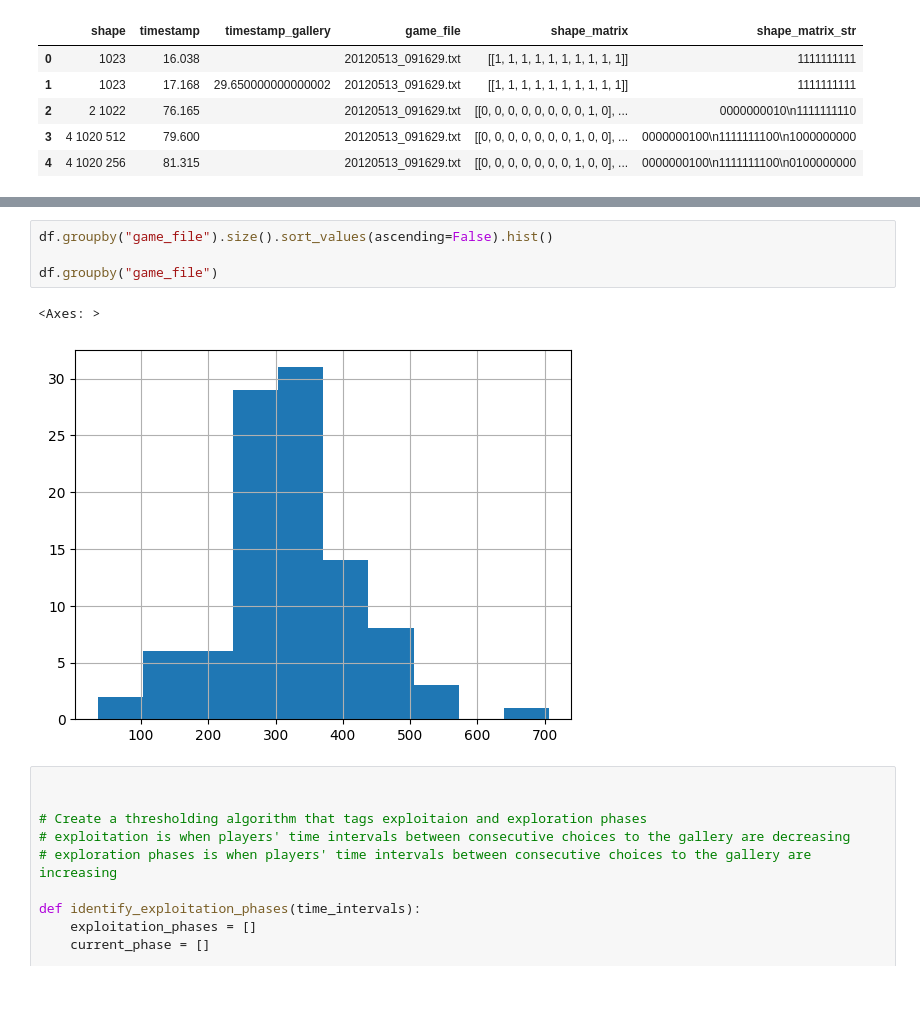
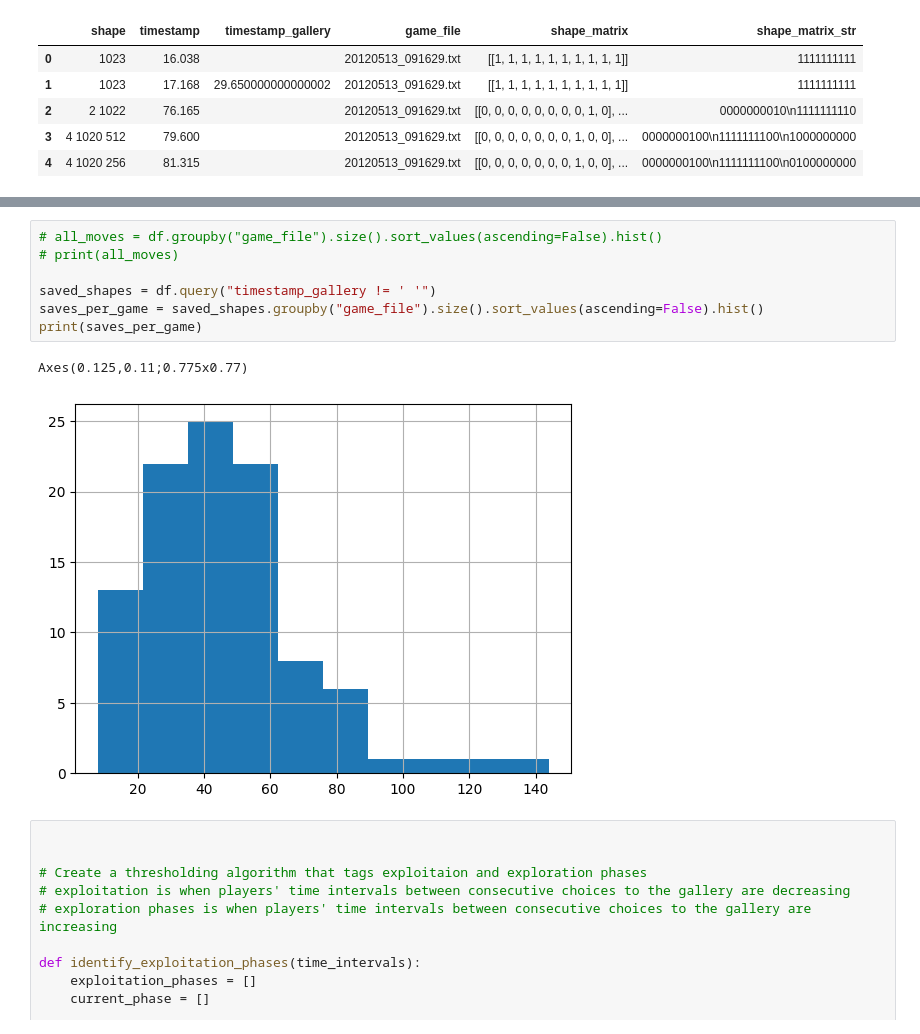
Before and after one commit to sarahhannahwu/benchmarking-creativity, a Jupyter notebook: shapes.ipynb, the cells around one changed output, grey strips where cells are left out. Saved outputs shown, nothing was run; the diff lists cells and outputs as text; blank space fills up the shorter version.

```diff
--- a/shapes.ipynb
+++ b/shapes.ipynb
@@ -189,10 +183,13 @@ df
 # %%
-df.groupby("game_file").size().sort_values(ascending=False).hist()
+# all_moves = df.groupby("game_file").size().sort_values(ascending=False).hist()
+# print(all_moves)
 
-df.groupby("game_file")
+saved_shapes = df.query("timestamp_gallery != ' '")
+saves_per_game = saved_shapes.groupby("game_file").size().sort_values(ascending=False).hist()
+print(saves_per_game)
 # %% [output]
-<Axes: >
+Axes(0.125,0.11;0.775x0.77)
-[figure, old version]
+[figure, new version]
 # %%
 
 
```
Also changed, not shown: parts of 2 cells of this notebook, 7 other files.
